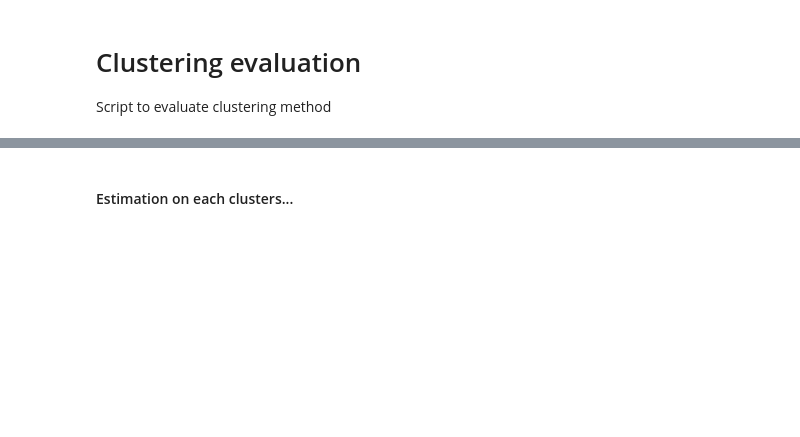
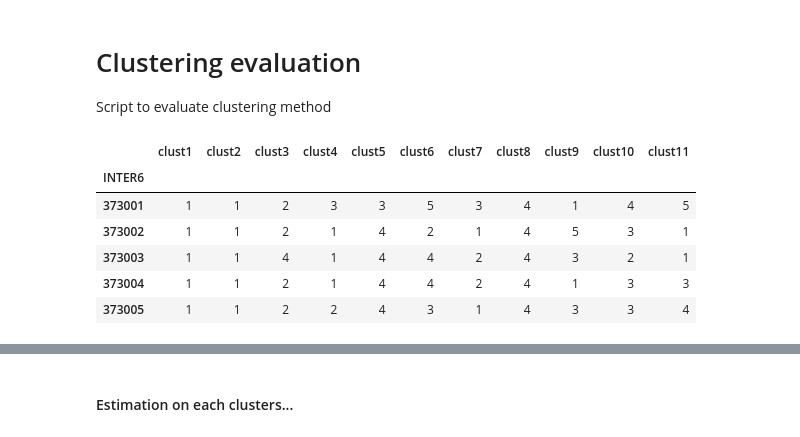
Before and after one commit to Greg131/Felix, a Jupyter notebook: Cluster evaluation - binary classifier.ipynb, the cells around one changed output, grey strips where cells are left out. Cells and saved outputs as stored; diff of their text form; code cells hidden in the pictures; blank space fills up the shorter version.

```diff
--- a/Cluster evaluation - binary classifier.ipynb
+++ b/Cluster evaluation - binary classifier.ipynb
@@ -46,9 +46,19 @@ indiv_semi_act_features = dict_features_sets['indiv_semi_act_features']
 RFE_LogisticRegression_20_features = dict_features_sets['RFE_LogisticRegression_20_features']
 # %%
 # loading clustering
-file = path_data / Path("clustTest1.csv")
+file = path_data / Path("clustTest3.csv")
 with Path.open(file, 'rb') as fp:
     clustTest1 = pd.read_csv(fp,  encoding='utf-8',low_memory=False, sep=";", index_col = 0)
+# %%
+clustTest1.head()
+# %% [output]
+|  | clust1 | clust2 | clust3 | clust4 | clust5 | clust6 | clust7 | clust8 | clust9 | clust10 | clust11 |
+| INTER6 |  |  |  |  |  |  |  |  |  |  |  |
+| 373001 | 1 | 1 | 2 | 3 | 3 | 5 | 3 | 4 | 1 | 4 | 5 |
+| 373002 | 1 | 1 | 2 | 1 | 4 | 2 | 1 | 4 | 5 | 3 | 1 |
+| 373003 | 1 | 1 | 4 | 1 | 4 | 4 | 2 | 4 | 3 | 2 | 1 |
+| 373004 | 1 | 1 | 2 | 1 | 4 | 4 | 2 | 4 | 1 | 3 | 3 |
+| 373005 | 1 | 1 | 2 | 2 | 4 | 3 | 1 | 4 | 3 | 3 | 4 |
 # %%
 df = dataset.loc[:,:]
 # reducing problem to a 2 class classification problem
```
Also changed, not shown: parts of 5 cells of this notebook, 3 other files.
